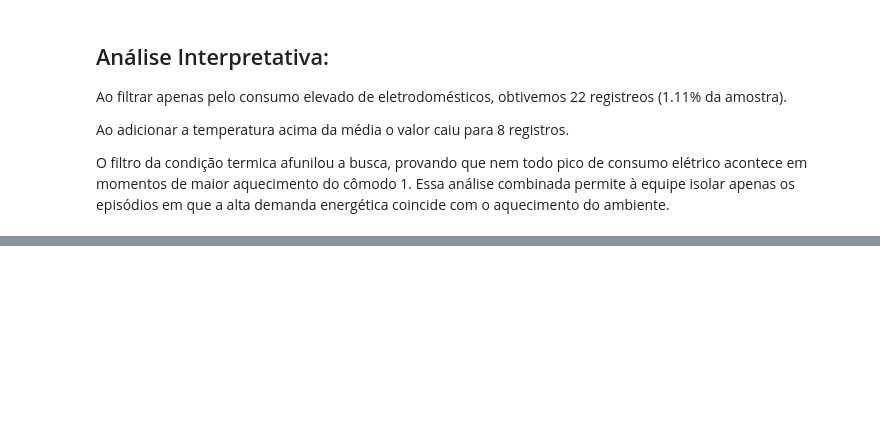
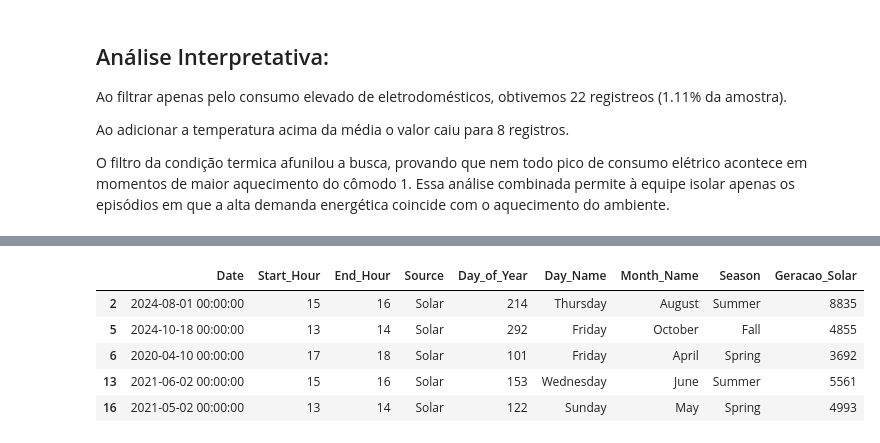
Before and after one commit to pedroyoshikadogarcia/Checkpoint-01-Analise-de-Dados-de-Energia-SERS-02-2026, a Jupyter notebook: CP1_SERS_2_Semestre.ipynb, the cells around one changed output, grey strips where cells are left out. Drawn from its saved outputs; the diff is of its cells as text; code cells hidden in the pictures; blank space fills up the shorter version.

```diff
--- a/CP1_SERS_2_Semestre.ipynb
+++ b/CP1_SERS_2_Semestre.ipynb
@@ -181,0 +498,15 @@ O filtro da condição termica afunilou a busca, provando que nem todo pico de c
+# %%
+dados_solar = dados[dados['Source'] == 'Solar'].copy()
+dados_eolica = dados[dados['Source'] == 'Wind'].copy()
+
+dados_solar = dados_solar.rename(columns={'Production': 'Geracao_Solar'})
+dados_eolica = dados_eolica.rename(columns={'Production': 'Geracao_Eolica'})
+
+dados_solar.head()
+# %% [output]
+|  | Date | Start_Hour | End_Hour | Source | Day_of_Year | Day_Name | Month_Name | Season | Geracao_Solar |
+| 2 | 2024-08-01 00:00:00 | 15 | 16 | Solar | 214 | Thursday | August | Summer | 8835 |
+| 5 | 2024-10-18 00:00:00 | 13 | 14 | Solar | 292 | Friday | October | Fall | 4855 |
+| 6 | 2020-04-10 00:00:00 | 17 | 18 | Solar | 101 | Friday | April | Spring | 3692 |
+| 13 | 2021-06-02 00:00:00 | 15 | 16 | Solar | 153 | Wednesday | June | Summer | 5561 |
+| 16 | 2021-05-02 00:00:00 | 13 | 14 | Solar | 122 | Sunday | May | Spring | 4993 |
```
Also changed, not shown: parts of 56 cells of this notebook.
